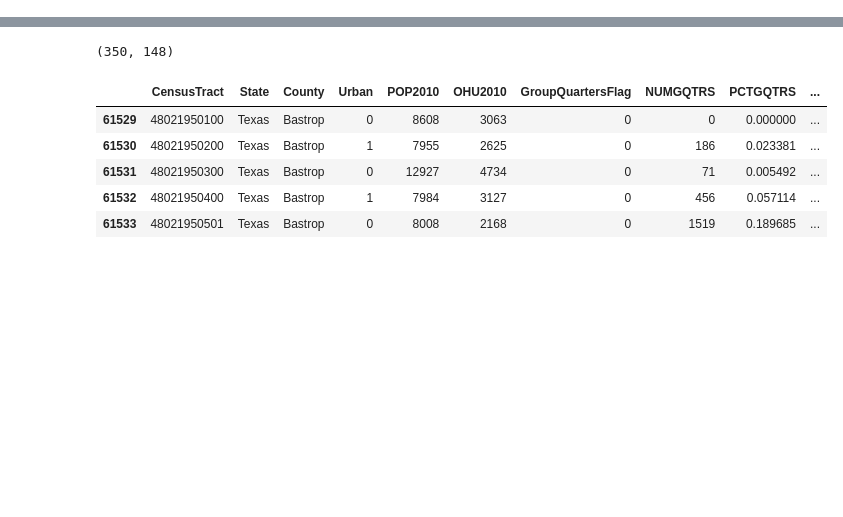
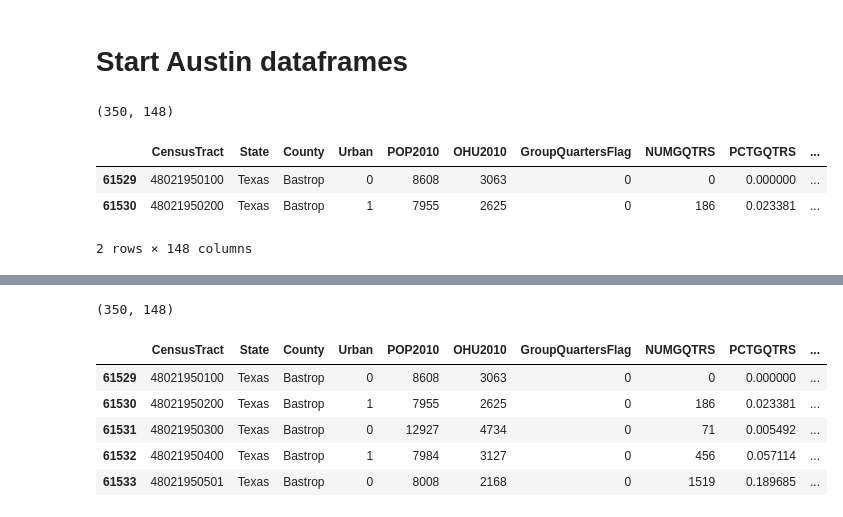
Before and after one commit to OliviaRodri/CEA_DEEP_LEARNING, a Jupyter notebook: resources/data_explore_OR.ipynb, the cells around one changed output, grey strips where cells are left out. Saved outputs shown, nothing was run; the diff lists cells and outputs as text; code cells hidden in the pictures; blank space fills up the shorter version.

```diff
--- a/resources/data_explore_OR.ipynb
+++ b/resources/data_explore_OR.ipynb
@@ -42,0 +22,19 @@ cen_tract_impoverished = df
+# %%
+# Create new Impoverished column
+all_food_atlas['Impoverished'] = all_food_atlas['MedianFamilyIncome'] <= 24250
+# %% [markdown]
+# Start Austin dataframes
+# %%
+# Create new df keeping only Texas
+texas_food_atlas = all_food_atlas[(all_food_atlas["State"]=="Texas")]
+# Create new df keeping only select Counties in the Austin Metro Area
+counties = ["Bastrop", "Caldwell", "Hays", "Travis", "Williamson"]
+Austin_food_atlas = texas_food_atlas.loc[texas_food_atlas["County"].isin(counties)]
+print(Austin_food_atlas.shape)
+Austin_food_atlas.head(2)
+# %% [output]
+(350, 148)
+|  | CensusTract | State | County | Urban | POP2010 | OHU2010 | GroupQuartersFlag | NUMGQTRS | PCTGQTRS | ... |
+| 61529 | 48021950100 | Texas | Bastrop | 0 | 8608 | 3063 | 0 | 0 | 0.000000 | ... |
+| 61530 | 48021950200 | Texas | Bastrop | 1 | 7955 | 2625 | 0 | 186 | 0.023381 | ... |
+2 rows × 148 columns
```
Also changed, not shown: parts of 25 cells of this notebook.
